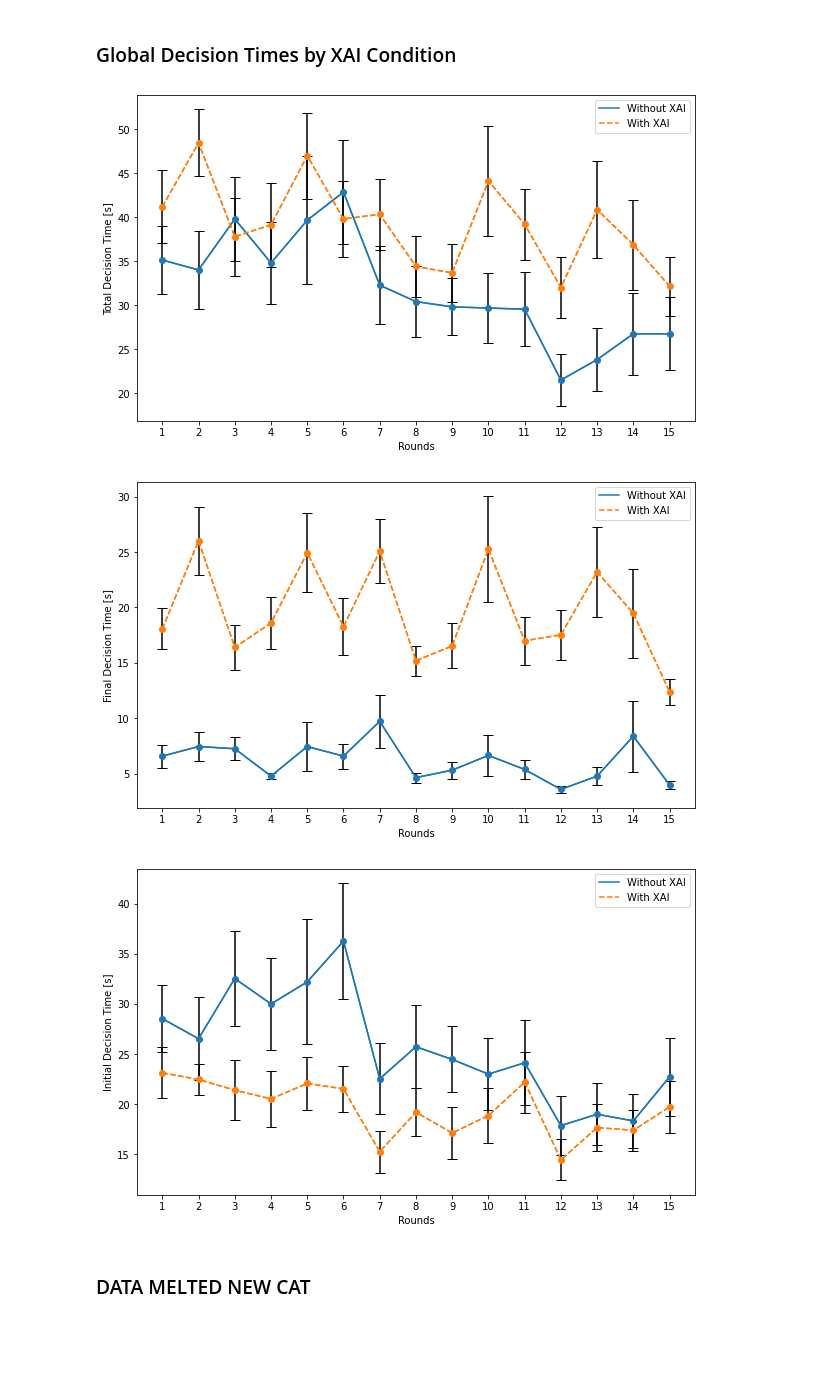
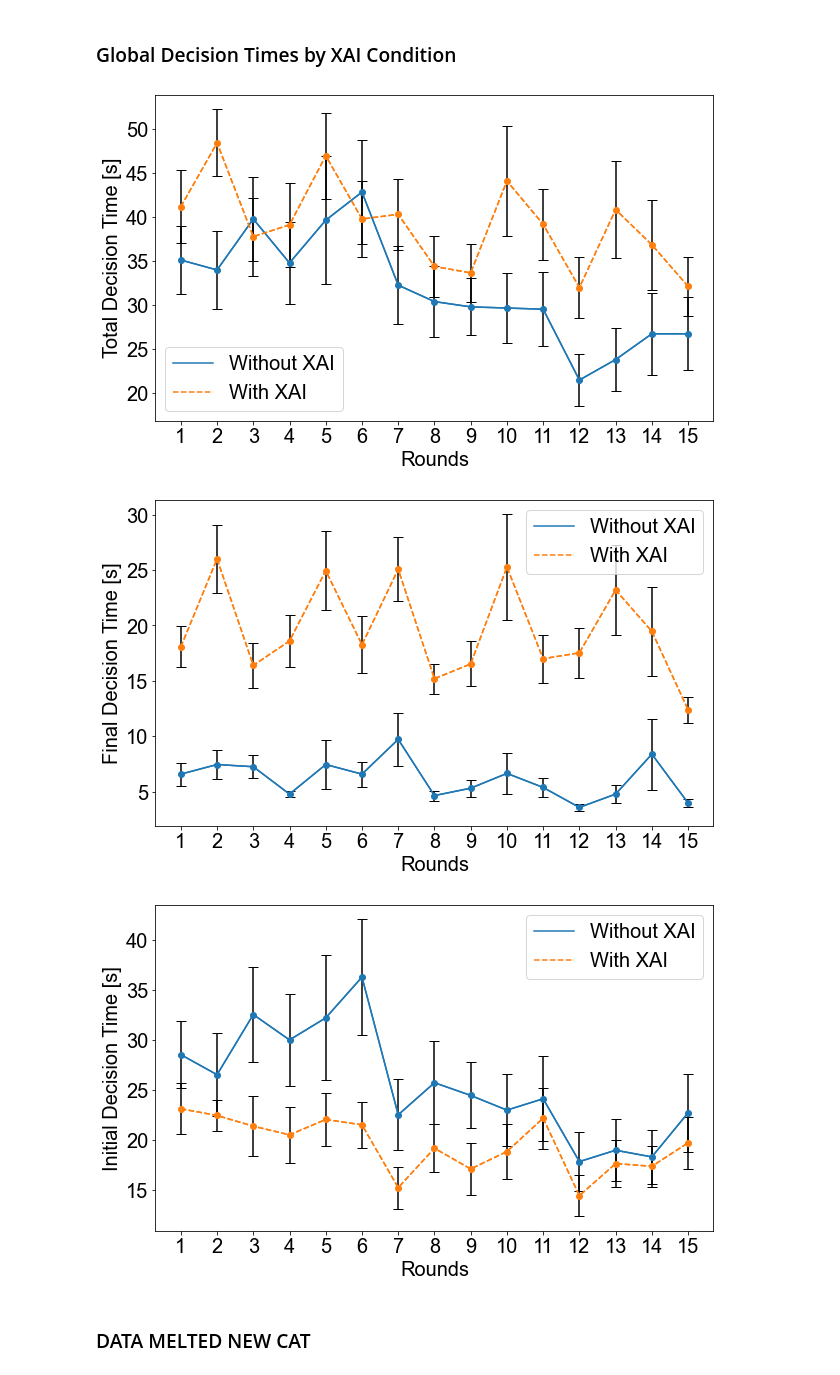
Before and after one commit to haohua13/IVT-Filter-GazeData, a Jupyter notebook: final_data/behavioral/analyze_decision_times.ipynb, the cells around one changed output. Cells and saved outputs as stored; diff of their text form; code cells hidden in the pictures; blank space fills up the shorter version.

```diff
--- a/final_data/behavioral/analyze_decision_times.ipynb
+++ b/final_data/behavioral/analyze_decision_times.ipynb
@@ -246,10 +246,10 @@ add_significance(ax, x1 = 0.4, x2 = 0.6, y = 21, h = 1, significance = '***')
 #     ]
 # plt.legend(handles=handles)
 
-plt.rcParams.update({'font.size': 12})
+plt.rcParams.update({'font.size': 16})
 plt.legend(loc = "upper right")
 # font size
-plt.rcParams.update({'font.size': 16})
+plt.rcParams.update({'font.size': 22})
 
 plt.ylabel('Decision Time [s]')
 plt.xlabel('Decision Type')
@@ -1751,11 +1751,12 @@ labels = ['Without XAI', 'With XAI']
 y_index = [0.5, 3.5]
 y_index_2 = [1, 4]
 y_index_3 = [1.5, 4.5]
+y_index_4 = [2, 5]
 
 plt.figure(figsize=(10, 6))
 
 # font
-plt.rcParams.update({'font.size': 18})
+plt.rcParams.update({'font.size': 20})
 
 
 # Reliance in XAI = True and False
@@ -1774,9 +1775,9 @@ plt.errorbar(y_index_3, [underreliance_o_mean_ai, underreliance_ox_mean_ai],\
              markeredgecolor = 'black', color='black', markerfacecolor = 'white', marker='s', ls='none', capsize=5, capthick=1, ecolor='black', label = 'Underreliance')
 
  # Matching in XAI = True and False
-plt.errorbar(y_index_4, [matching_o_mean_ai, matching_ox_mean_ai],\
-                  [matching_o_sem_ai, matching_ox_sem_ai], \
-              markeredgecolor = 'black', color='black', marker = 'v', ls='none', capsize=5, capthick=1, ecolor='black', label = 'Matching Decisions')
+# plt.errorbar(y_index_4, [matching_o_mean_ai, matching_ox_mean_ai],\
+#                   [matching_o_sem_ai, matching_ox_sem_ai], \
+#               markeredgecolor = 'black', color='black', marker = 'v', ls='none', capsize=5, capthick=1, ecolor='black', label = 'Matching Decisions')
 
 print(overreliance_o_mean_ai, overreliance_ox_mean_ai)
 print(underreliance_o_mean_ai, underreliance_ox_mean_ai)
@@ -2908,6 +2909,13 @@ import numpy as np
 import pandas as pd
 
 decision_times = pd.read_csv('decision_times.csv')
+import matplotlib.pyplot as plt
+
+# font size
+# font arial
+plt.rcParams['font.family'] = 'Arial'
+# font size
+plt.rcParams.update({'font.size': 20})
 decision_times['total_decision_time'] = decision_times['human_decision_time'] + decision_times['human_ai_decision_time']
 
 decision_times_o = decision_times[decision_times['XAI_value'] == 0]
@@ -2967,36 +2975,36 @@ plt.plot(positions, mean_ai_ox, color='tab:orange', linestyle = '--')
 # Add legend for markers "s" and "P" only once
 handles = [
         plt.Line2D([], [], color='tab:blue', linestyle='-', label='Without XAI'),
         plt.Line2D([], [], color='tab:orange', linestyle='--', label='With XAI'),
     ]
 plt.legend(handles=handles)
 plt.ylabel('Final Decision Time [s]')
 plt.xlabel('Rounds')
 plt.xticks(positions)
 plt.savefig('ai_decision_time_box_plot.pdf', dpi = 600, bbox_inches='tight')
 plt.show()
 
 plt.figure(figsize=(10, 6))
 plt.errorbar(positions, mean_human_o, sem_human_o, color='tab:blue', ls='-', marker='o', capsize=5, capthick=1, ecolor='black')
 plt.errorbar(positions, mean_human_ox, sem_human_ox, color='tab:orange', marker = 'o', ls = '--', capsize=5, capthick=1, ecolor='black')
 plt.plot(positions, mean_human_o, color='tab:blue', linestyle = '-')
 plt.plot(positions, mean_human_ox, color='tab:orange', linestyle = '--')
 
 # Add legend for markers "s" and "P" only once
 handles = [
         plt.Line2D([], [], color='tab:blue', linestyle='-', label='Without XAI'),
         plt.Line2D([], [], color='tab:orange', linestyle='--', label='With XAI'),
     ]
 
 plt.legend(handles=handles)
 plt.ylabel('Initial Decision Time [s]')
 plt.xlabel('Rounds')
 plt.xticks(positions)
 plt.savefig('human_decision_time_box_plot.pdf', dpi = 600, bbox_inches='tight')
 # %% [output]
-[figure, old version]
+[figure, new version]
-[figure, old version]
+[figure, new version]
-[figure, old version]
+[figure, new version]
 # %% [markdown]
 ### DATA MELTED NEW CAT
 # %%
```
Also changed, not shown: parts of 3 cells of this notebook, 38 other files.
